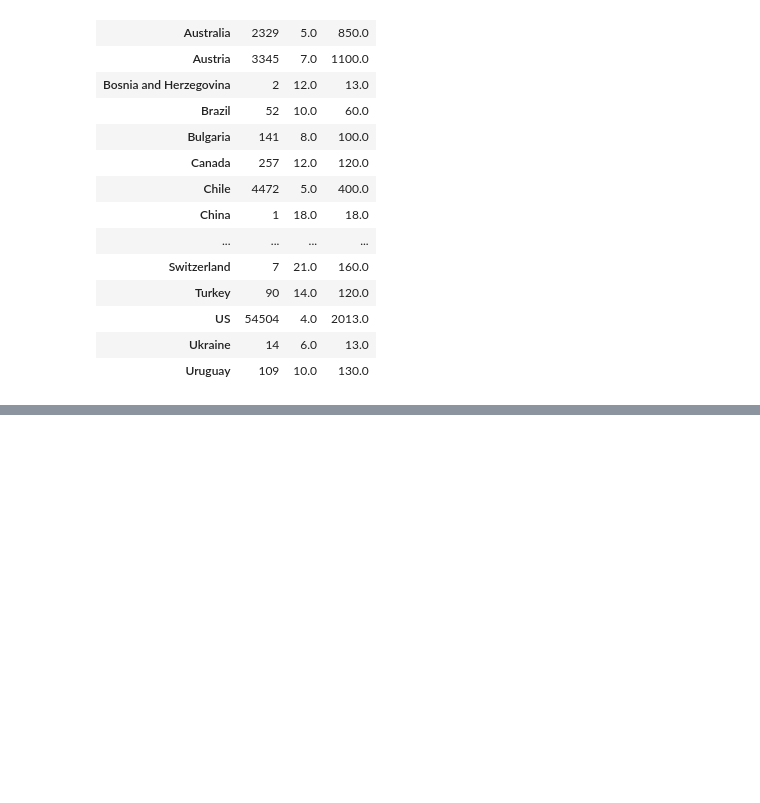
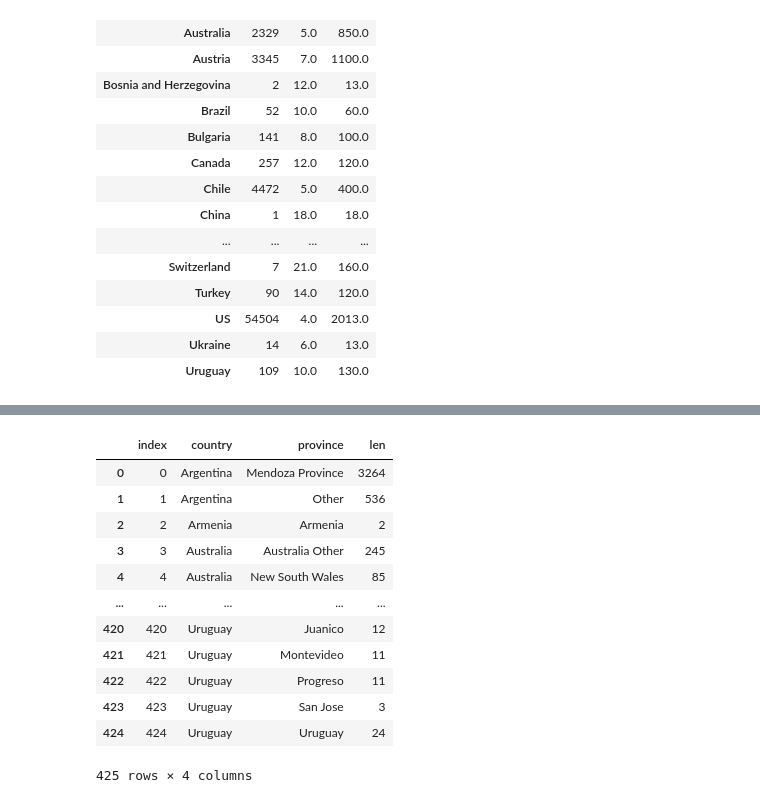
Before and after one commit to Krriisshna/Kaggle, a Jupyter notebook: Pandas.ipynb, the cells around one changed output, grey strips where cells are left out. Drawn from its saved outputs; the diff is of its cells as text; code cells hidden in the pictures; blank space fills up the shorter version.

```diff
--- a/Pandas.ipynb
+++ b/Pandas.ipynb
@@ -663,0 +765,17 @@ The provided callable <built-in function max> is currently using SeriesGroupBy.m
+# %%
+countries_reviewed.sort_index()
+# sorting by index.
+# %% [output]
+|  | index | country | province | len |
+| 0 | 0 | Argentina | Mendoza Province | 3264 |
+| 1 | 1 | Argentina | Other | 536 |
+| 2 | 2 | Armenia | Armenia | 2 |
+| 3 | 3 | Australia | Australia Other | 245 |
+| 4 | 4 | Australia | New South Wales | 85 |
+| ... | ... | ... | ... | ... |
+| 420 | 420 | Uruguay | Juanico | 12 |
+| 421 | 421 | Uruguay | Montevideo | 11 |
+| 422 | 422 | Uruguay | Progreso | 11 |
+| 423 | 423 | Uruguay | San Jose | 3 |
+| 424 | 424 | Uruguay | Uruguay | 24 |
+425 rows × 4 columns
```
Also changed, not shown: parts of 8 cells of this notebook.
